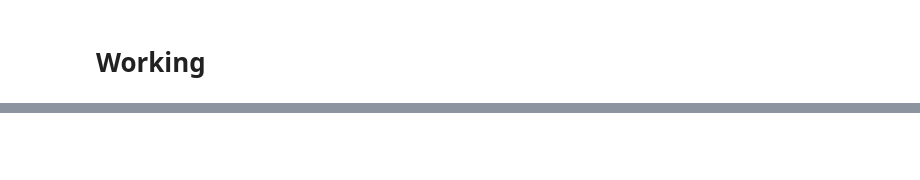
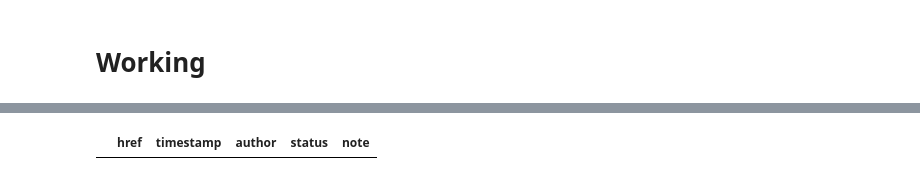
Before and after one commit to imrogerjiang/market_analysis_v2, a Jupyter notebook: Market Analysis V2.ipynb, the cells around one changed output, grey strips where cells are left out. Drawn from its saved outputs; the diff is of its cells as text; code cells hidden in the pictures; blank space fills up the shorter version.

```diff
--- a/Market Analysis V2.ipynb
+++ b/Market Analysis V2.ipynb
@@ -22,5 +22,5 @@ pd.set_option('display.float_format', '{:.0f}'.format)
 # load dataframes
 gen_lookup = pd.read_csv("/content/drive/Shareddrives/market_analysis_v2/gen_lookup.csv")
 listings = pd.read_csv("/content/drive/Shareddrives/market_analysis_v2/listings.csv")
-notes = pd.read_csv("/content/drive/Shareddrives/market_analysis_v2/notes.csv")
+notes = pd.read_csv("/content/drive/Shareddrives/market_analysis_v2/notes.csv", index_col=0)
 # %% [output]
@@ -1000,0 +1089,5 @@ The YAML file 'shortlist.yaml' has been generated and prompted for download with
+# %%
+author = "roger"
+notes
+# %% [output]
+|  | href | timestamp | author | status | note |
```
Also changed, not shown: parts of 31 cells of this notebook.
